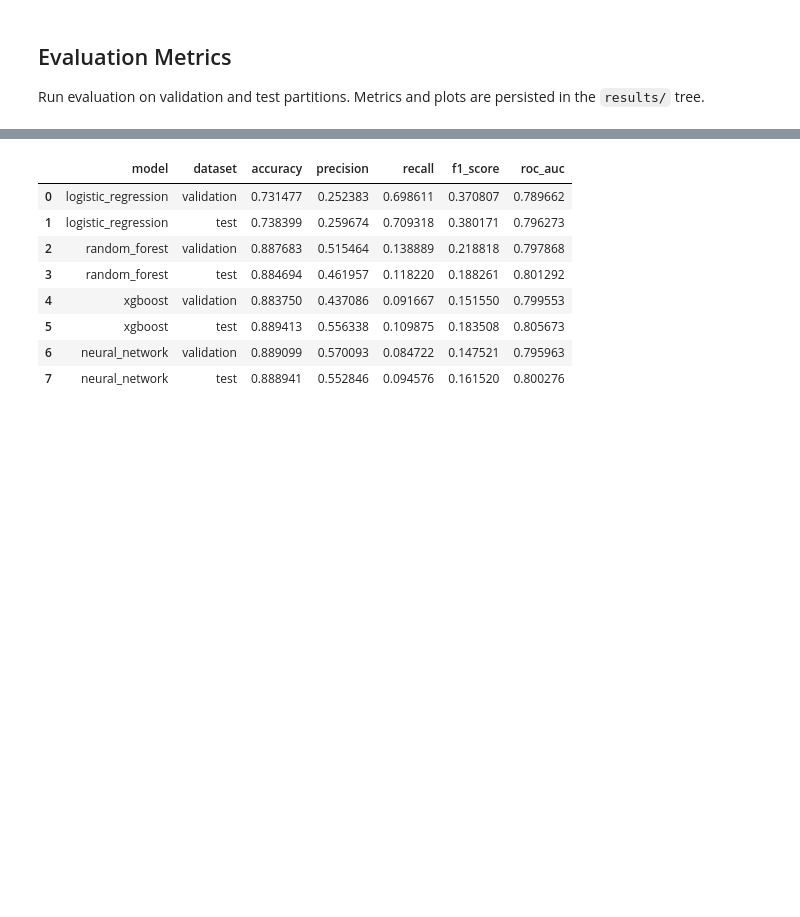
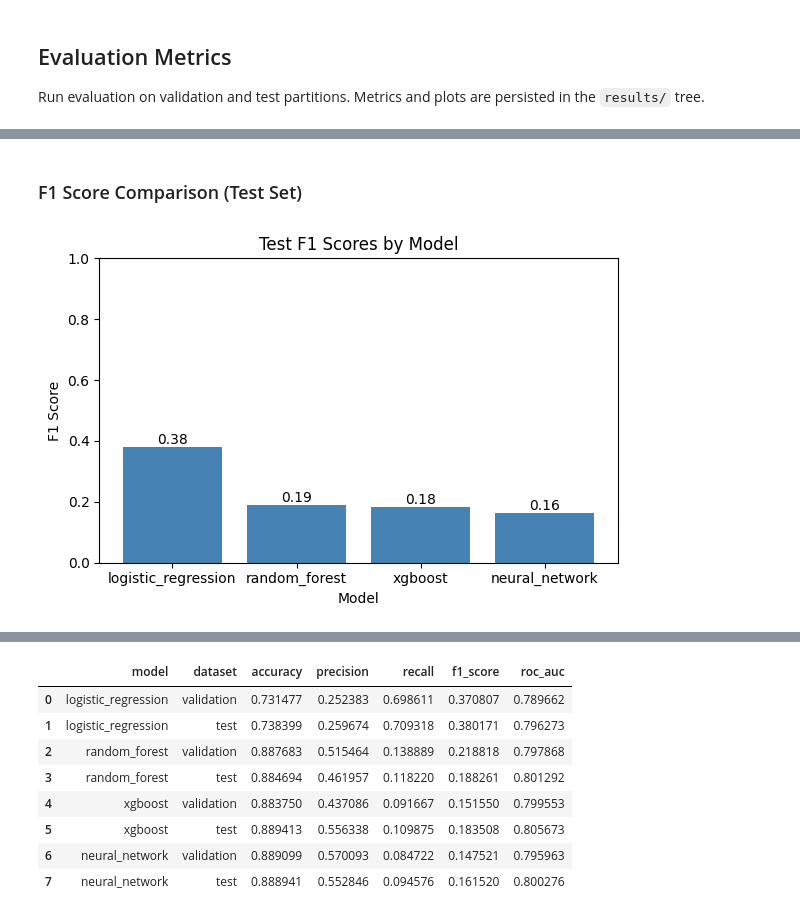
Before and after one commit to Petlaz/health-xai-prediction, a Jupyter notebook: notebooks/03_modeling.ipynb, the cells around one changed output, grey strips where cells are left out. Saved outputs shown, nothing was run; the diff lists cells and outputs as text; code cells hidden in the pictures; blank space fills up the shorter version.

```diff
--- a/notebooks/03_modeling.ipynb
+++ b/notebooks/03_modeling.ipynb
@@ -112,3 +112,26 @@ Wall time: 2.64 s
 | 5 | xgboost | test | 0.889413 | 0.556338 | 0.109875 | 0.183508 | 0.805673 |
 | 6 | neural_network | validation | 0.889099 | 0.570093 | 0.084722 | 0.147521 | 0.795963 |
 | 7 | neural_network | test | 0.888941 | 0.552846 | 0.094576 | 0.161520 | 0.800276 |
+# %% [markdown]
+### F1 Score Comparison (Test Set)
+# %%
+import pandas as pd
+import matplotlib.pyplot as plt
+
+metrics_df = pd.read_csv(METRICS_PATH)
+test_df = metrics_df[metrics_df['dataset'] == 'test'].reset_index(drop=True)
+
+fig, ax = plt.subplots(figsize=(6, 4))
+ax.bar(test_df.index, test_df['f1_score'], color='steelblue')
+ax.set_title('Test F1 Scores by Model')
+ax.set_ylabel('F1 Score')
+ax.set_xlabel('Model')
+ax.set_ylim(0, 1)
+ax.set_xticks(test_df.index)
+ax.set_xticklabels(test_df['model'])
+for idx_bar, row in test_df.iterrows():
+    ax.text(idx_bar, row['f1_score'] + 0.01, f"{row['f1_score']:.2f}", ha='center')
+plt.tight_layout()
+plt.show()
+# %% [output]
+[figure, added]
```
Also changed, not shown: parts of 4 cells of this notebook, 10 other files.
